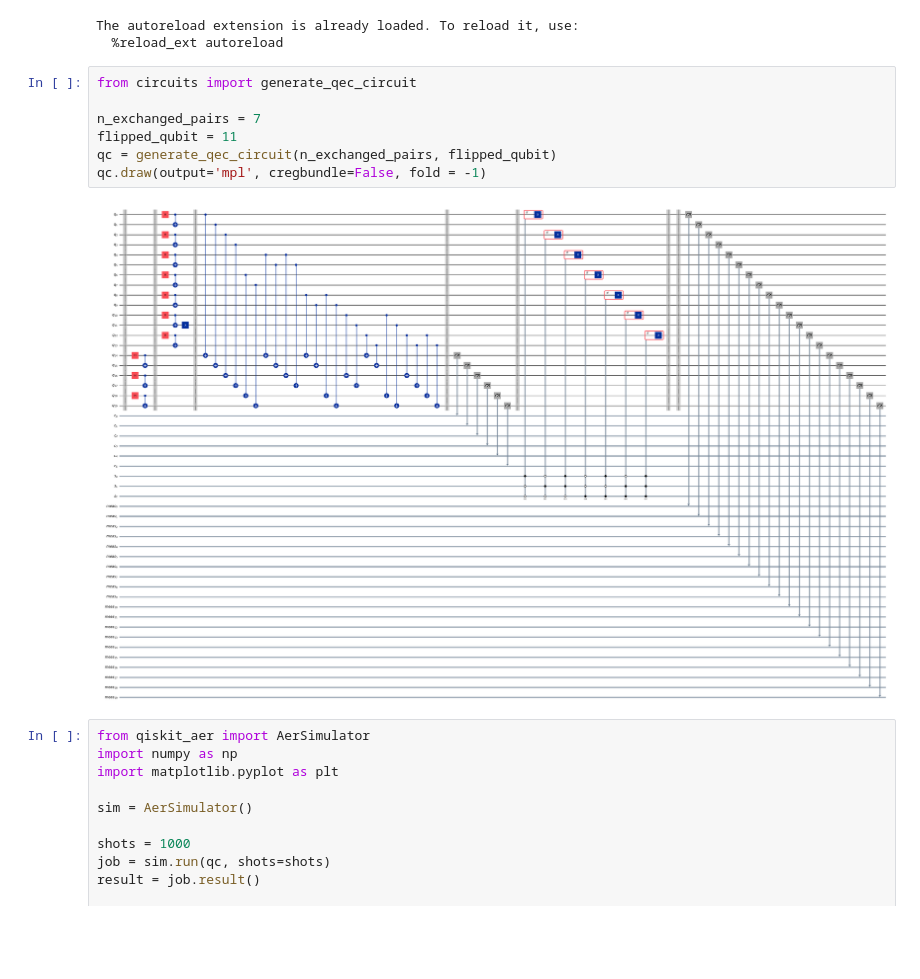
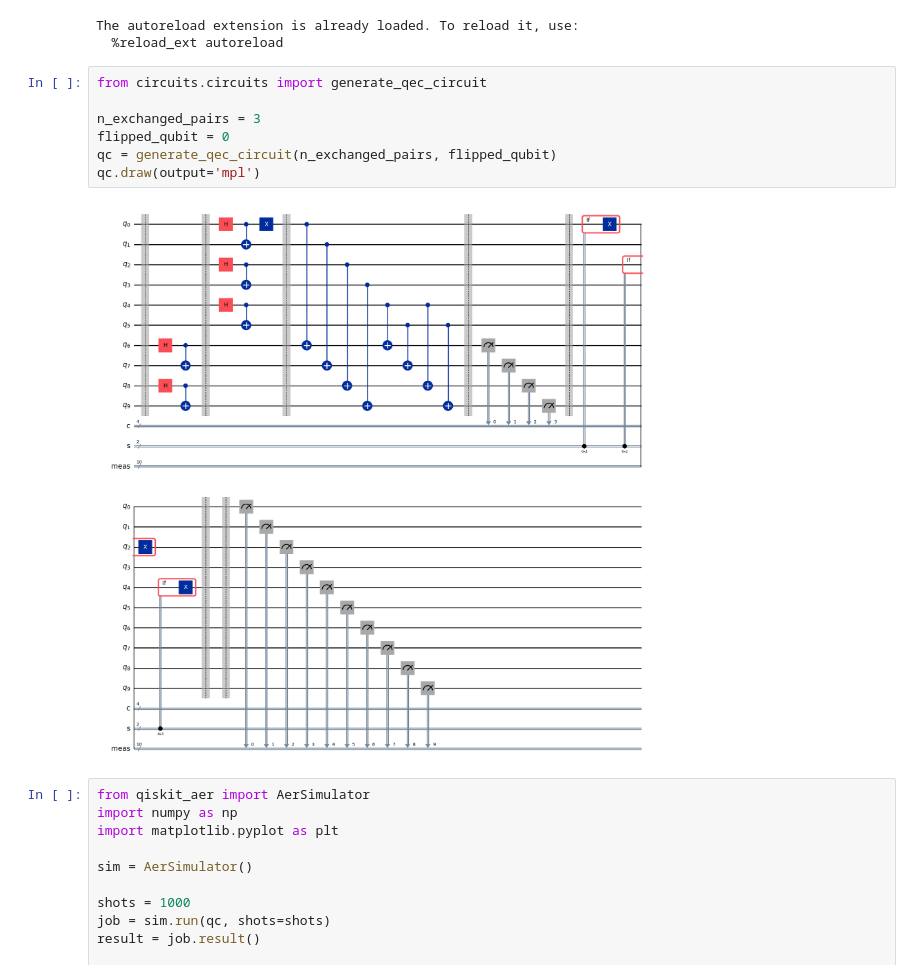
Before and after one commit to pedro2mj/qkd-quantum-error-correction, a Jupyter notebook: example.ipynb, the cells around one changed output. Saved outputs shown, nothing was run; the diff lists cells and outputs as text; blank space fills up the shorter version.

```diff
--- a/example.ipynb
+++ b/example.ipynb
@@ -8,14 +8,14 @@ https://arxiv.org/abs/1810.03267 (Apendix A)
 The autoreload extension is already loaded. To reload it, use:
   %reload_ext autoreload
 # %%
-from circuits import generate_qec_circuit
+from circuits.circuits import generate_qec_circuit
 
-n_exchanged_pairs = 7
-flipped_qubit = 11
+n_exchanged_pairs = 3
+flipped_qubit = 0
 qc = generate_qec_circuit(n_exchanged_pairs, flipped_qubit)
-qc.draw(output='mpl', cregbundle=False, fold = -1)
+qc.draw(output='mpl')
 # %% [output]
-[figure, old version]
+[figure, new version]
 # %%
 from qiskit_aer import AerSimulator
 import numpy as np
```
Also changed, not shown: 6 other files.
